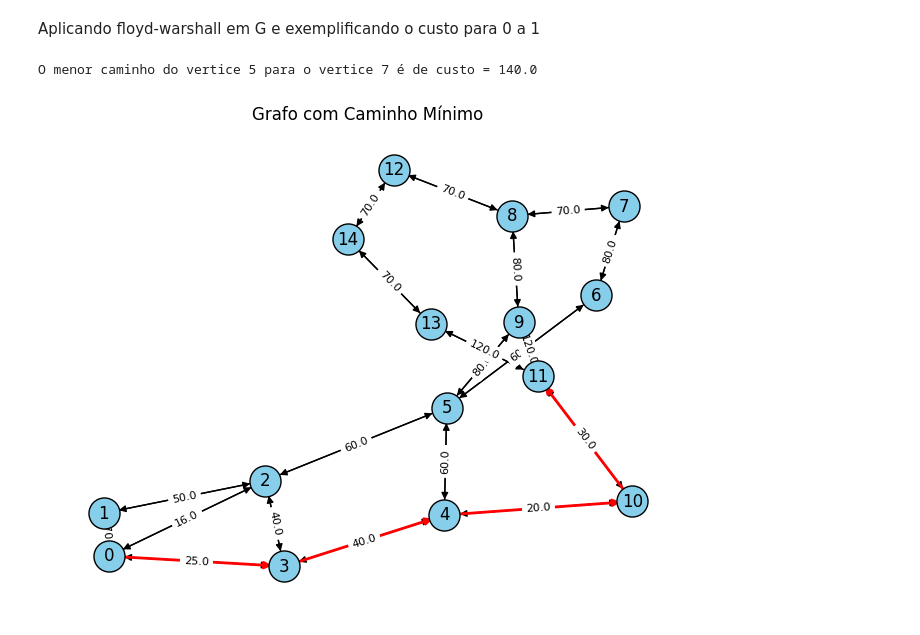
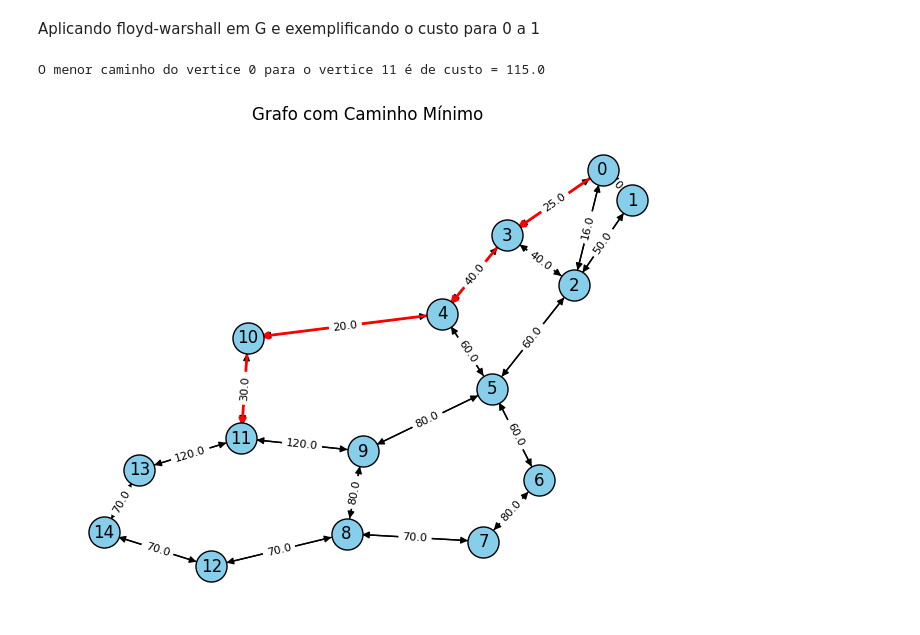
Before and after one commit to felipeversiane/floyd_optimization, a Jupyter notebook: main.ipynb, the cells around one changed output. Cells and saved outputs as stored; diff of their text form; code cells hidden in the pictures.

```diff
--- a/main.ipynb
+++ b/main.ipynb
@@ -577,10 +577,12 @@ plot_grafo(G)
 # %% [markdown]
 Aplicando floyd-warshall em G e exemplificando o custo para 0 a 1
 # %%
+origem = 0
+destino = 11
 results = floyd_warshall(G)
-print_menor_custo_caminho(results, vertice_origem=5, vertice_destino=7)
-caminho_minimo = encontrar_caminho_minimo(results, origem=0, destino=11, G=G)
+print_menor_custo_caminho(results, vertice_origem=origem, vertice_destino=destino)
+caminho_minimo = encontrar_caminho_minimo(results, origem=origem, destino=destino, G=G)
 plotar_grafo_com_caminho(G, caminho_minimo)
 # %% [output]
-O menor caminho do vertice 5 para o vertice 7 é de custo = 140.0
+O menor caminho do vertice 0 para o vertice 11 é de custo = 115.0
-[figure, old version]
+[figure, new version]
```
Also changed, not shown: parts of 4 cells of this notebook.
